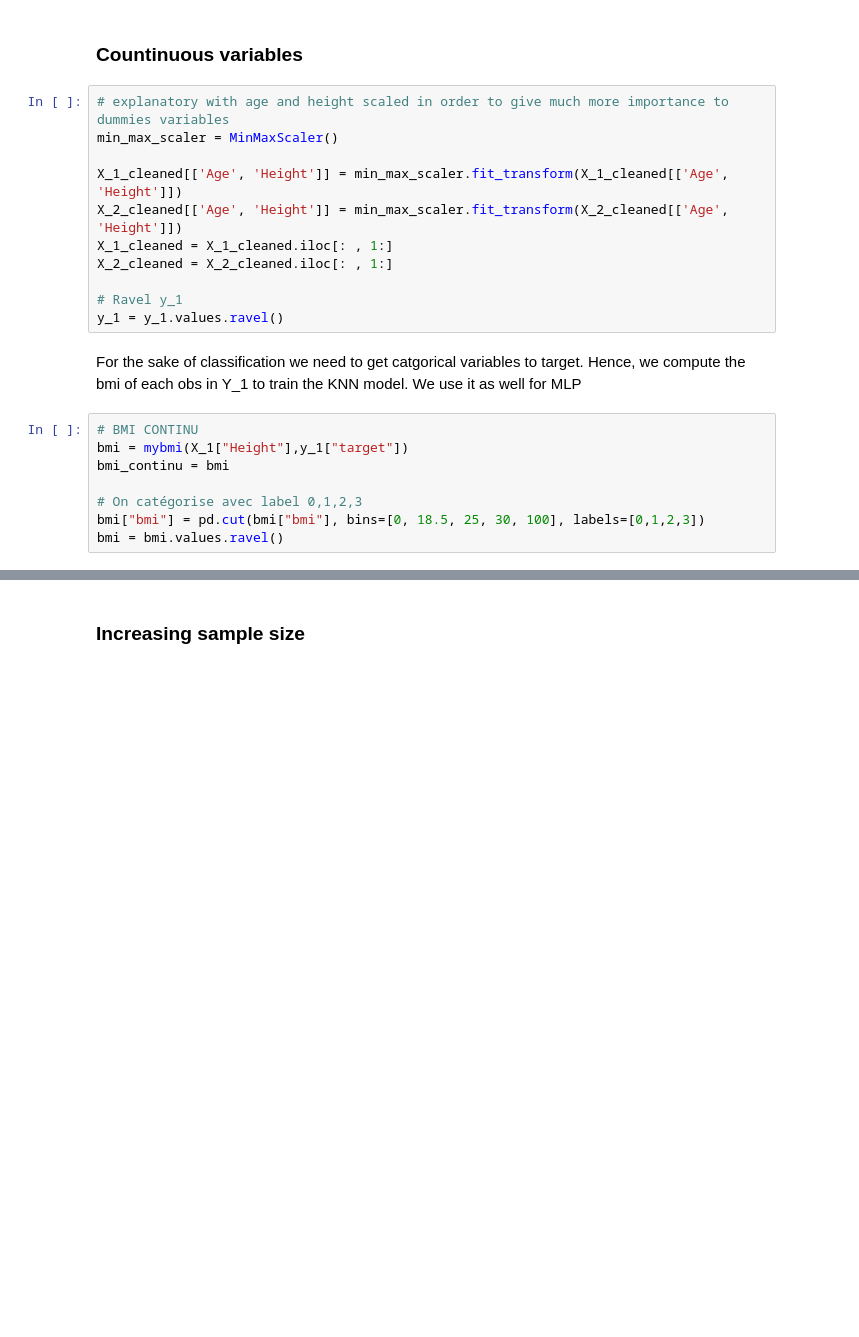
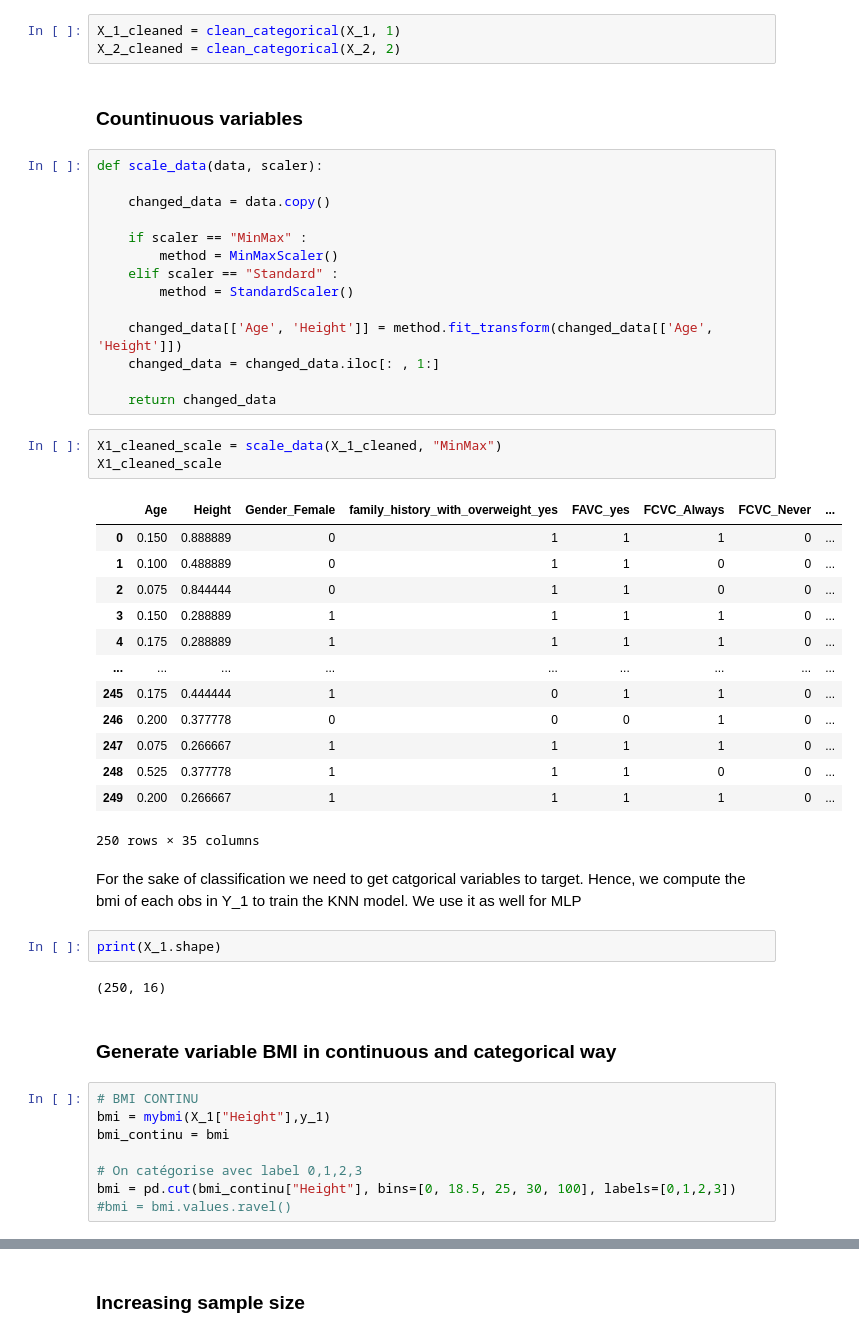
Before and after one commit to SimonLegendrre/LELEC2870_ML_Project1, a Jupyter notebook: project.ipynb, the cells around one changed output, grey strips where cells are left out. Drawn from its saved outputs; the diff is of its cells as text; blank space fills up the shorter version.

```diff
--- a/project.ipynb
+++ b/project.ipynb
@@ -210,24 +221,53 @@ X_1_cleaned = X_1_cleaned.drop(columns=['Gender_Male', 'family_history_with_over
+# %%
+X_1_cleaned = clean_categorical(X_1, 1)
+X_2_cleaned = clean_categorical(X_2, 2)
 # %% [markdown]
 ### Countinuous variables
-# %%
-# explanatory with age and height scaled in order to give much more importance to dummies variables
-min_max_scaler = MinMaxScaler()
-
-X_1_cleaned[['Age', 'Height']] = min_max_scaler.fit_transform(X_1_cleaned[['Age', 'Height']])
-X_2_cleaned[['Age', 'Height']] = min_max_scaler.fit_transform(X_2_cleaned[['Age', 'Height']])
-X_1_cleaned = X_1_cleaned.iloc[: , 1:]
-X_2_cleaned = X_2_cleaned.iloc[: , 1:]
-
-# Ravel y_1
-y_1 = y_1.values.ravel()
+# %%
+def scale_data(data, scaler):
+
+    changed_data = data.copy()
+
+    if scaler == "MinMax" :
+        method = MinMaxScaler()
+    elif scaler == "Standard" :
+        method = StandardScaler()
+
+    changed_data[['Age', 'Height']] = method.fit_transform(changed_data[['Age', 'Height']])
+    changed_data = changed_data.iloc[: , 1:]
+
+    return changed_data
+# %%
+X1_cleaned_scale = scale_data(X_1_cleaned, "MinMax")
+X1_cleaned_scale
+# %% [output]
+|  | Age | Height | Gender_Female | family_history_with_overweight_yes | FAVC_yes | FCVC_Always | FCVC_Never | ... |
+| 0 | 0.150 | 0.888889 | 0 | 1 | 1 | 1 | 0 | ... |
+| 1 | 0.100 | 0.488889 | 0 | 1 | 1 | 0 | 0 | ... |
+| 2 | 0.075 | 0.844444 | 0 | 1 | 1 | 0 | 0 | ... |
+| 3 | 0.150 | 0.288889 | 1 | 1 | 1 | 1 | 0 | ... |
+| 4 | 0.175 | 0.288889 | 1 | 1 | 1 | 1 | 0 | ... |
+| ... | ... | ... | ... | ... | ... | ... | ... | ... |
+| 245 | 0.175 | 0.444444 | 1 | 0 | 1 | 1 | 0 | ... |
+| 246 | 0.200 | 0.377778 | 0 | 0 | 0 | 1 | 0 | ... |
+| 247 | 0.075 | 0.266667 | 1 | 1 | 1 | 1 | 0 | ... |
+| 248 | 0.525 | 0.377778 | 1 | 1 | 1 | 0 | 0 | ... |
+| 249 | 0.200 | 0.266667 | 1 | 1 | 1 | 1 | 0 | ... |
+250 rows × 35 columns
 # %% [markdown]
 For the sake of classification we need to get catgorical variables to target. Hence, we compute the bmi of each obs in Y_1 to train the KNN model.
 We use it as well for MLP
+# %%
+print(X_1.shape)
+# %% [output]
+(250, 16)
+# %% [markdown]
+### Generate variable BMI in continuous and categorical way
 # %%
 # BMI CONTINU
-bmi = mybmi(X_1["Height"],y_1["target"])
+bmi = mybmi(X_1["Height"],y_1)
 bmi_continu = bmi
 
 # On catégorise avec label 0,1,2,3
-bmi["bmi"] = pd.cut(bmi["bmi"], bins=[0, 18.5, 25, 30, 100], labels=[0,1,2,3])
-bmi = bmi.values.ravel()
+bmi = pd.cut(bmi_continu["Height"], bins=[0, 18.5, 25, 30, 100], labels=[0,1,2,3])
+#bmi = bmi.values.ravel()
```
Also changed, not shown: parts of 10 cells of this notebook.
